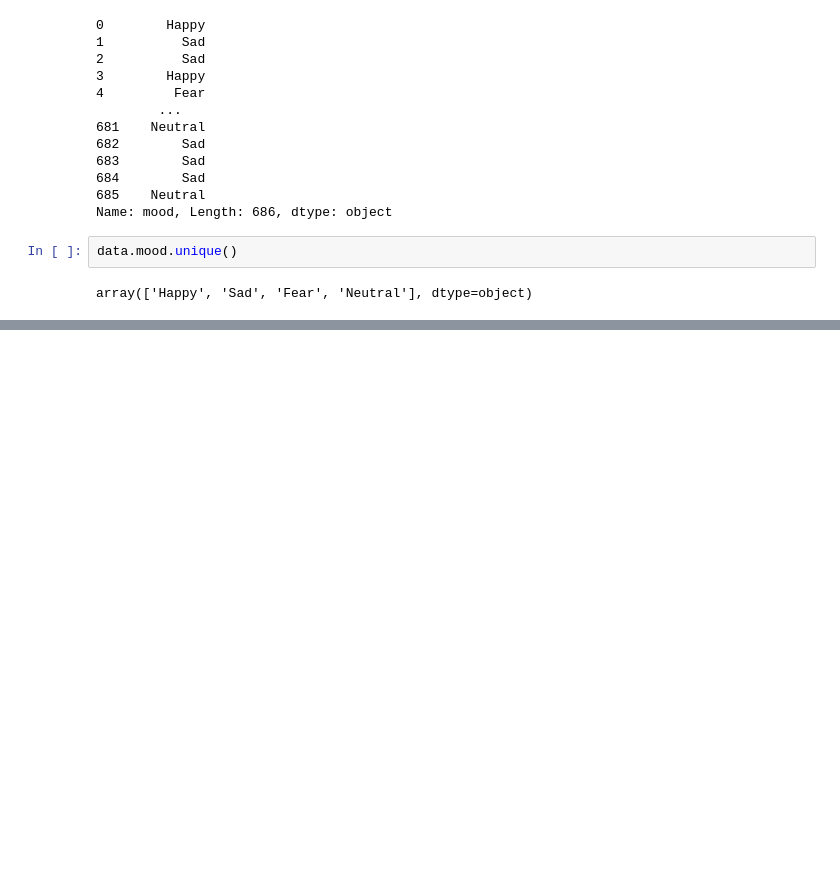
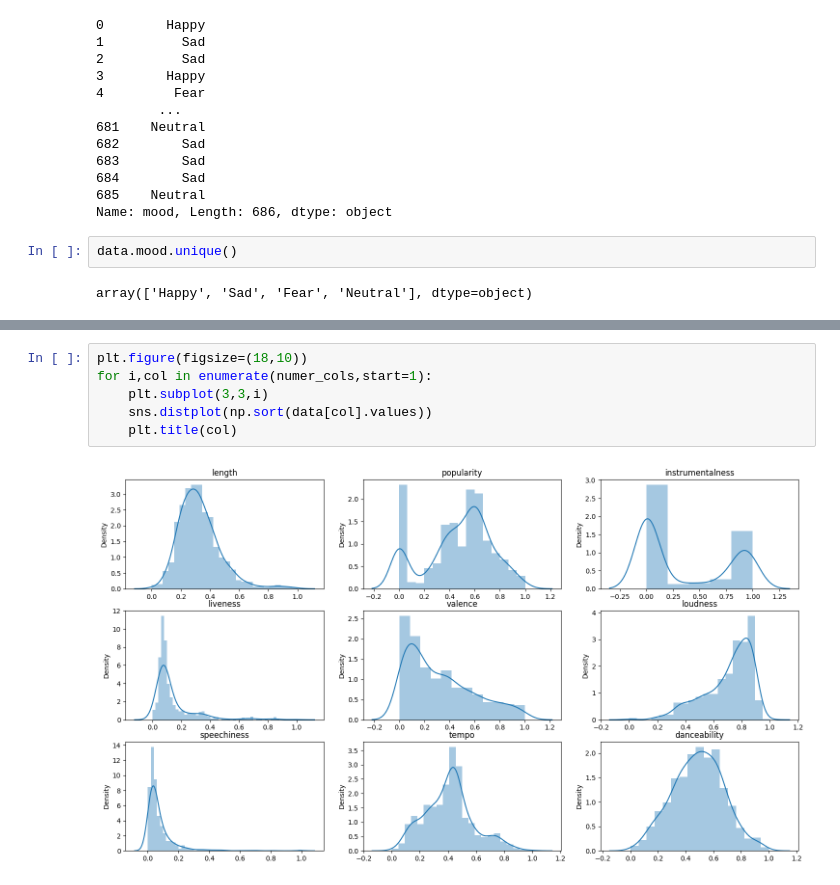
Before and after one commit to lucifertrj/Moody.ai, a Jupyter notebook: notebooks/song_recommendator.ipynb, the cells around one changed output, grey strips where cells are left out. Saved outputs shown, nothing was run; the diff lists cells and outputs as text; blank space fills up the shorter version.

```diff
--- a/notebooks/song_recommendator.ipynb
+++ b/notebooks/song_recommendator.ipynb
@@ -50,0 +128,8 @@ array(['Happy', 'Sad', 'Fear', 'Neutral'], dtype=object)
+# %%
+plt.figure(figsize=(18,10))
+for i,col in enumerate(numer_cols,start=1):
+    plt.subplot(3,3,i)
+    sns.distplot(np.sort(data[col].values))
+    plt.title(col)
+# %% [output]
+[figure, added]
```
Also changed, not shown: parts of 16 cells of this notebook.
